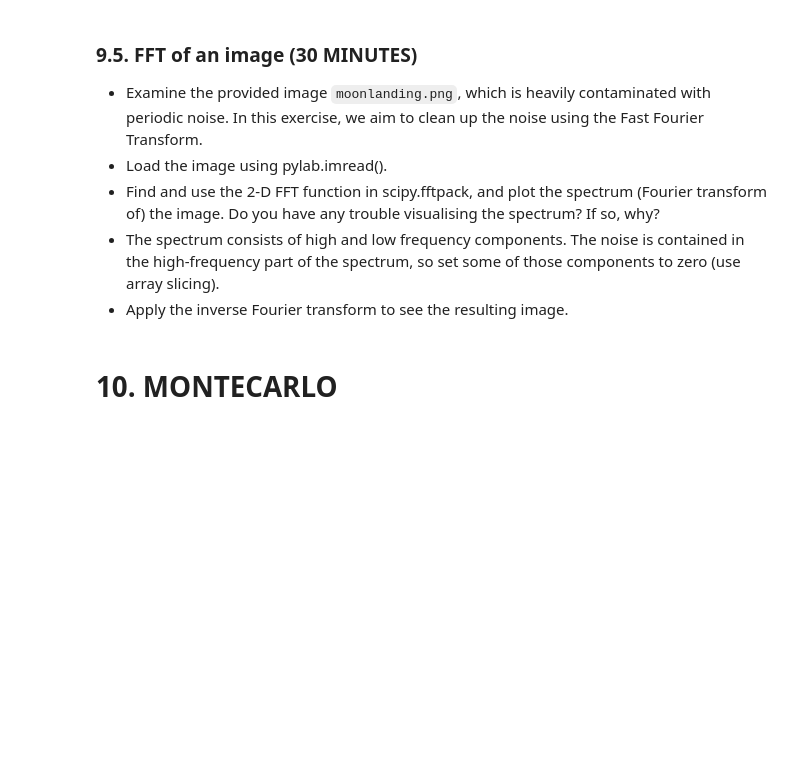
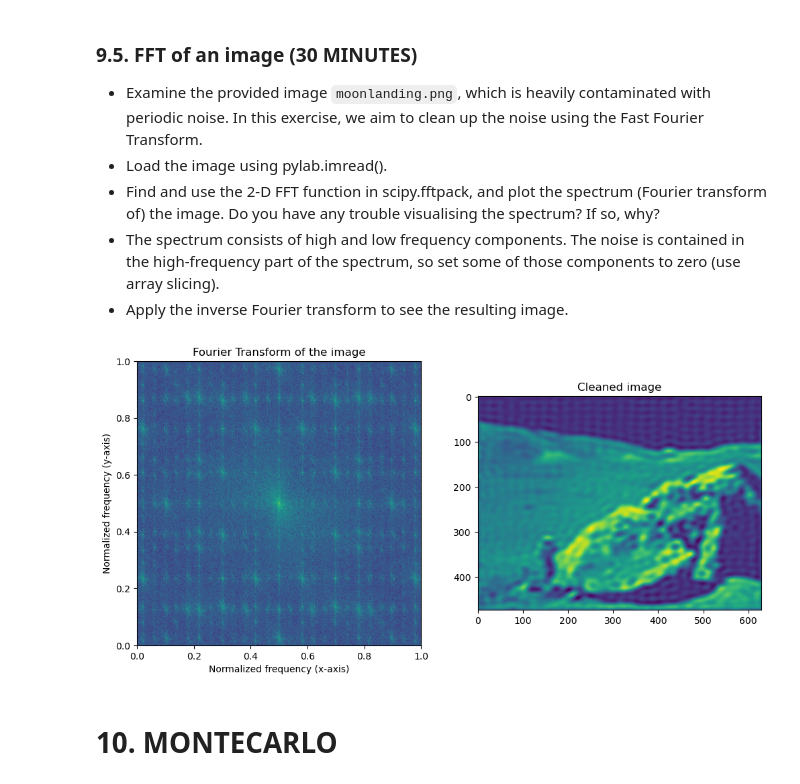
Before and after one commit to Kallo27/LaboratoryOfComputationalPhysics_Y6, a Jupyter notebook: exam/exam.ipynb, the cells around one changed output. Drawn from its saved outputs; the diff is of its cells as text; code cells hidden in the pictures; blank space fills up the shorter version.

```diff
--- a/exam/exam.ipynb
+++ b/exam/exam.ipynb
@@ -871,6 +977,43 @@ How many global minima are there, and what is the function value at those points
 * Find and use the 2-D FFT function in scipy.fftpack, and plot the spectrum (Fourier transform of) the image. Do you have any trouble visualising the spectrum? If so, why?
 * The spectrum consists of high and low frequency components. The noise is contained in the high-frequency part of the spectrum, so set some of those components to zero (use array slicing).
 * Apply the inverse Fourier transform to see the resulting image.
+# %%
+import numpy as np
+from pylab import imread
+import matplotlib.pyplot as plt
+from scipy.fftpack import fft, fft2, fftshift, ifft2
+
+image = imread('moonlanding.png').astype(float)
+
+transformed_image = fft2(image)
+transformed_image = fftshift(transformed_image)
+
+figure = plt.figure(figsize=(12, 12))
+ax = figure.add_subplot(121)
+ax.imshow(np.log(np.abs(transformed_image) + 1), extent=[0, 1, 0, 1])
+ax.set_title('Fourier Transform of the image')
+ax.set_xlabel('Normalized frequency (x-axis)')
+ax.set_ylabel('Normalized frequency (y-axis)')
+
+rows, cols = image.shape
+r, c = rows // 2, cols // 2
+radius = 30
+mask = np.ones((rows, cols), dtype=bool)
+x, y = np.ogrid[-r:rows - r, -c:cols - c]
+mask[x**2 + y**2 <= radius**2] = False
+
+image_filtered = transformed_image.copy()
+image_filtered[mask] = 0
+
+image_cleaned = np.abs(ifft2(fftshift(image_filtered)))
+
+ax = figure.add_subplot(122)
+ax.imshow(image_cleaned)
+ax.set_title('Cleaned image')
+
+plt.show()
+# %% [output]
+[figure, added]
 # %% [markdown]
 # 10. MONTECARLO
 # %% [markdown]
```
Also changed, not shown: parts of 3 cells of this notebook, 3 other files.
